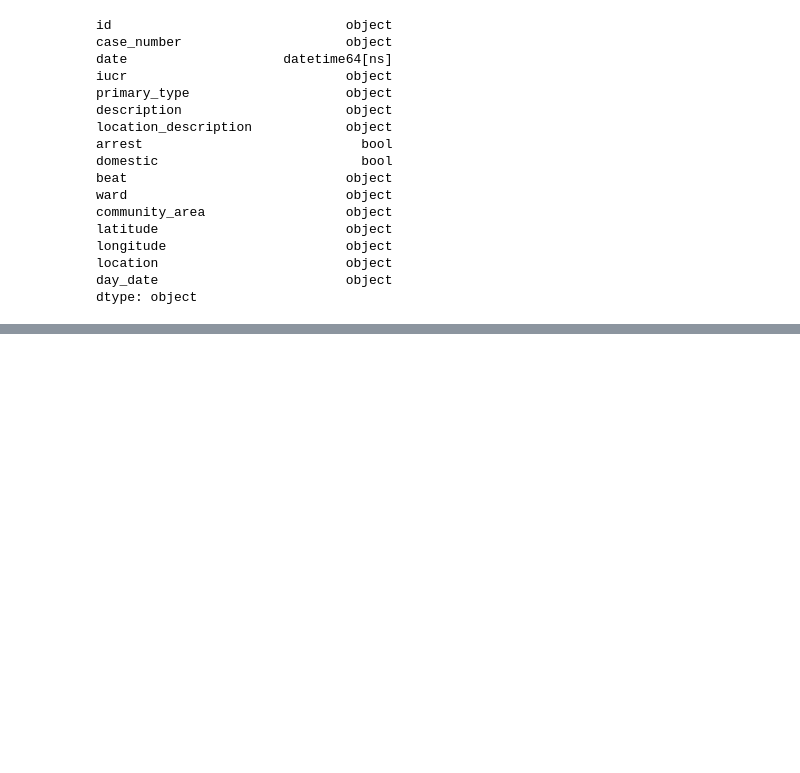
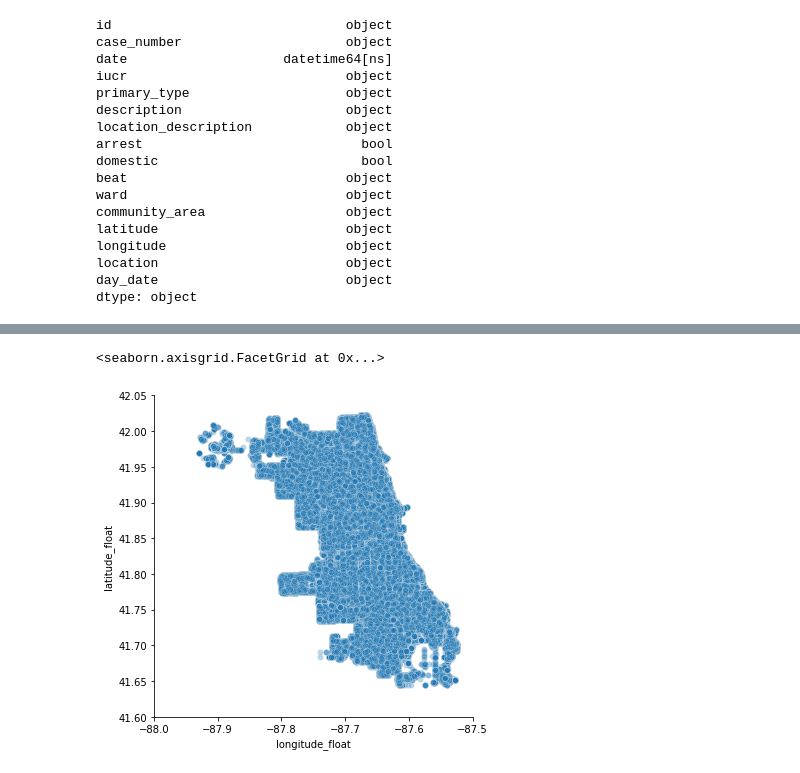
Before and after one commit to colevfrank/254_ML_IL_Crime, a Jupyter notebook: chicago_data_portal_pull_and_EDA.ipynb, the cells around one changed output, grey strips where cells are left out. Drawn from its saved outputs; the diff is of its cells as text; code cells hidden in the pictures; blank space fills up the shorter version.

Commit message:
more chicago crime eda

```diff
--- a/chicago_data_portal_pull_and_EDA.ipynb
+++ b/chicago_data_portal_pull_and_EDA.ipynb
@@ -351,0 +357,11 @@ Name: id, Length: 84, dtype: int64
+# %%
+crime_df.loc[:,'latitude_float'] = pd.to_numeric(crime_df.loc[:,'latitude'])
+crime_df.loc[:,'longitude_float'] = pd.to_numeric(crime_df.loc[:,'longitude'])
+# %%
+import seaborn as sns
+ax = sns.relplot(x='longitude_float', y='latitude_float', data=crime_df, alpha=0.3)
+ax.set(ylim=(41.6, 42.05))
+ax.set(xlim=(-88, -87.5))
+# %% [output]
+<seaborn.axisgrid.FacetGrid at 0x...>
+[figure, added]
```
Also changed, not shown: parts of 14 cells of this notebook.
